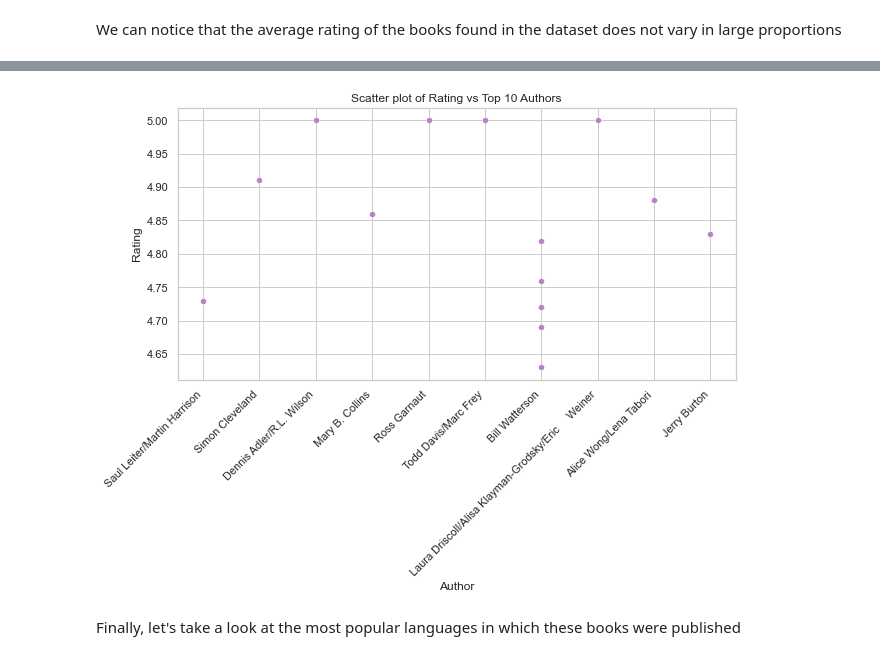
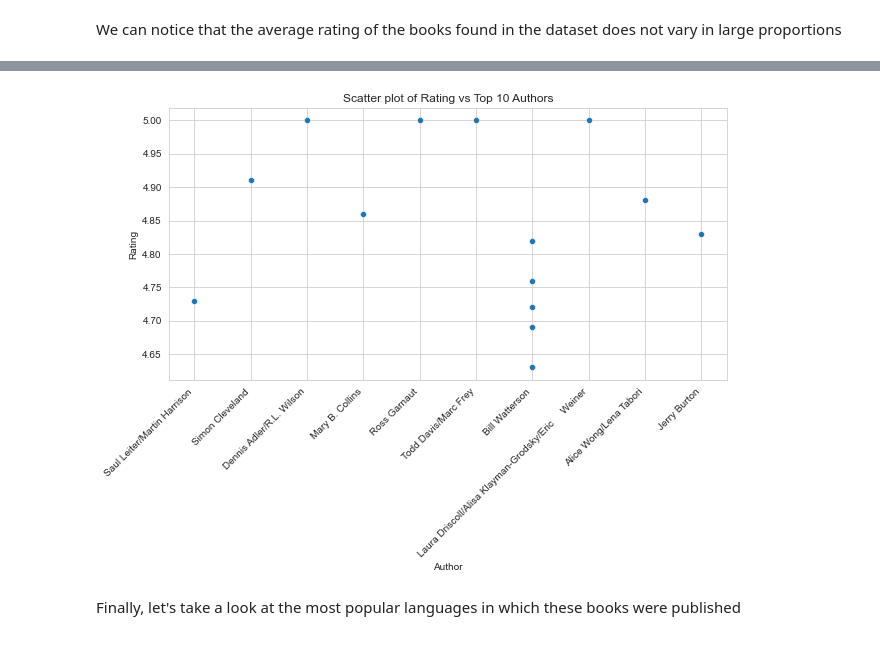
Before and after one commit to solcigp/Book_Analysis, a Jupyter notebook: book_analysis.ipynb, the cells around one changed output, grey strips where cells are left out. Cells and saved outputs as stored; diff of their text form; code cells hidden in the pictures.

```diff
--- a/book_analysis.ipynb
+++ b/book_analysis.ipynb
@@ -303,35 +233,19 @@ sns.jointplot(x = 'average_rating', y = 'text_reviews_count', data = data,color=
 # %%
-# Crear una lista de los 10 mejores autores según el rating
+
 top_authors = data.groupby('authors')['average_rating'].mean().nlargest(10).index.tolist()
 
-# Filtrar los libros de los autores seleccionados
 top_author_books = data[data['authors'].isin(top_authors)]
 
-# Crear un gráfico de dispersión del rating y los autores
 plt.figure(figsize=(10, 5))
-sns.scatterplot(x='authors', y='average_rating', data=top_author_books, color=# Crear una lista de los 10 libros más populares
+sns.scatterplot(x='authors', y='average_rating', data=top_author_books,palette="#76448a")
 top_books = data.nlargest(10, 'ratings_count')['title'].tolist()
-
-# Filtrar los datos para obtener solo los libros más populares
-top_books_data = data[data['title'].isin(top_books)]
-
-# Obtener la cantidad de libros publicados en cada idioma
-language_counts = top_books_data['language_code'].value_counts()
-
-# Graficar los resultados
-plt.figure(figsize=(10,5))
-sns.barplot(x=language_counts.index, y=language_counts, palette="Blues_r")
-plt.title('Top 10 Popular Books by Language')
-plt.xlabel('Language')
-plt.ylabel('Number of Books')
-plt.show())
 plt.xticks(rotation=45, ha='right')
 plt.title('Scatter plot of Rating vs Top 10 Authors')
 plt.xlabel('Author')
 plt.ylabel('Rating')
 plt.show()
 # %% [output]
-[figure, old version]
+[figure, new version]
 # %% [markdown]
 Finally, let's take a look at the most popular languages in which these books were published
 # %%
```
Also changed, not shown: parts of 17 cells of this notebook.
